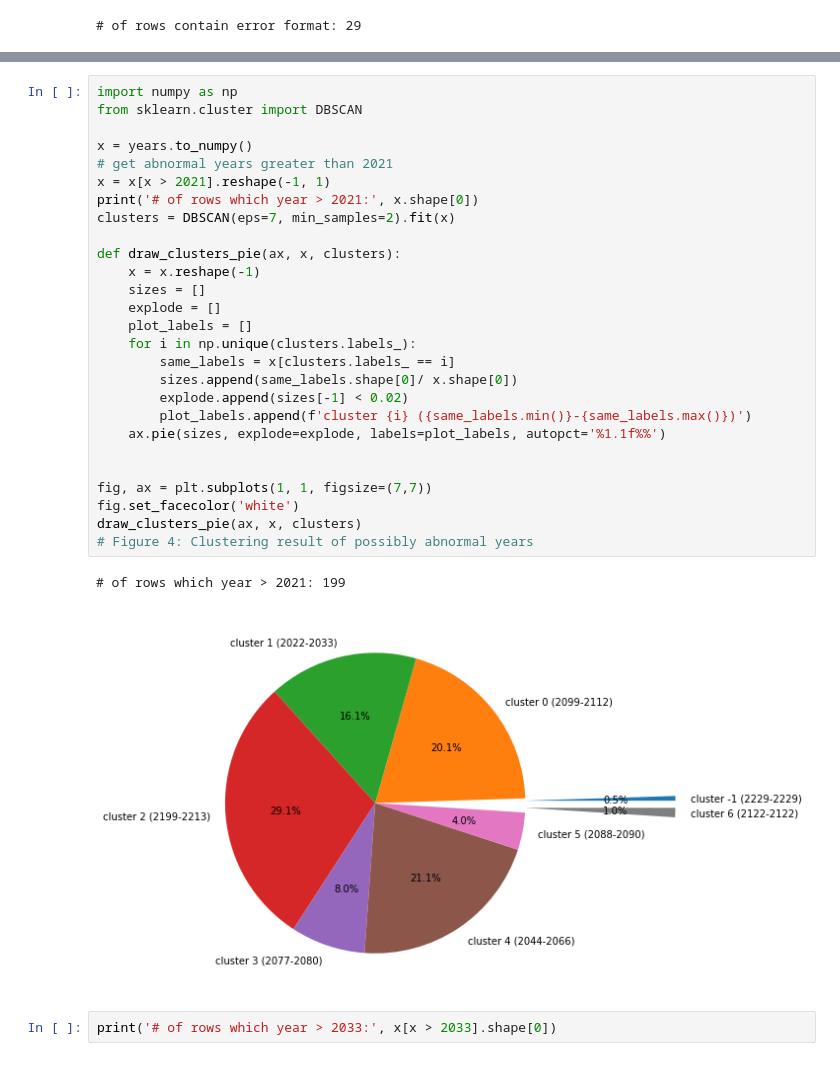
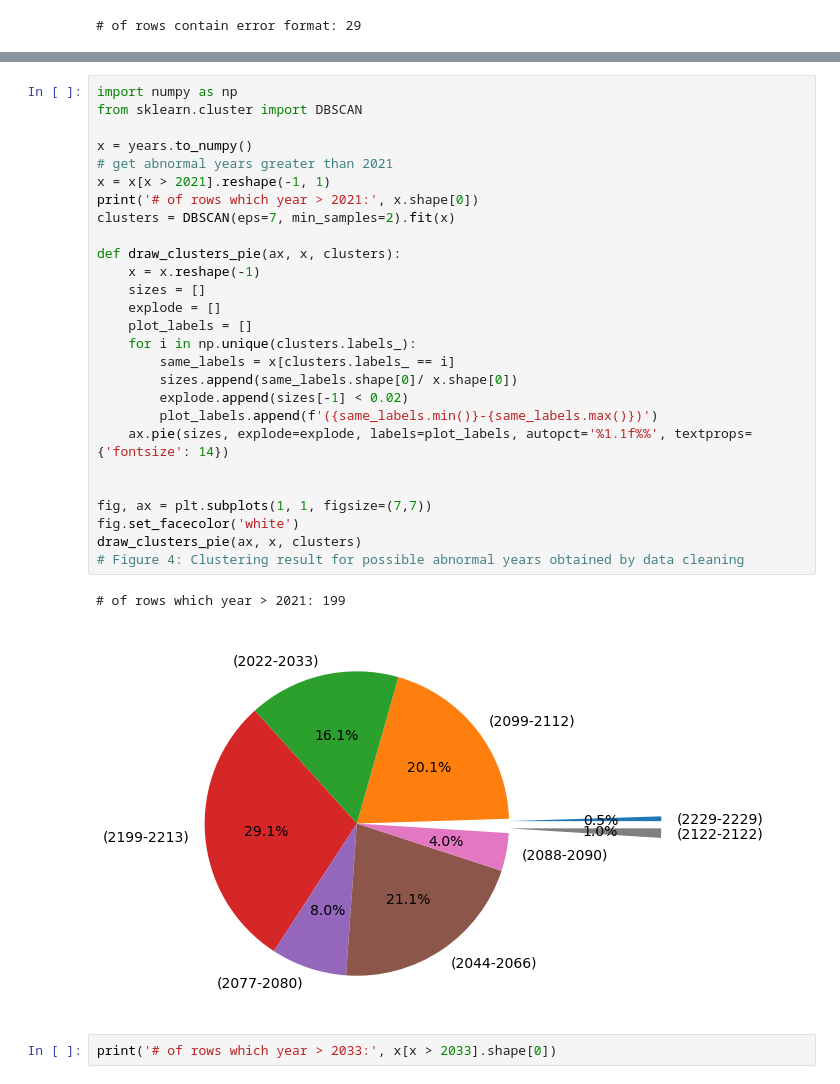
Before and after one commit to NickNameInvalid/Big_Data_Report, a Jupyter notebook: jupyter_notebook/date_profiling_clean.ipynb, the cells around one changed output, grey strips where cells are left out. Saved outputs shown, nothing was run; the diff lists cells and outputs as text.

Commit message:
update figure

```diff
--- a/jupyter_notebook/date_profiling_clean.ipynb
+++ b/jupyter_notebook/date_profiling_clean.ipynb
@@ -131,33 +131,33 @@ draw_histogram(ax, years[years <= 2021], 'Years <= 2021', 'crimson', 35, False)
 # %%
 import numpy as np
 from sklearn.cluster import DBSCAN
 
 x = years.to_numpy()
 # get abnormal years greater than 2021
 x = x[x > 2021].reshape(-1, 1)
 print('# of rows which year > 2021:', x.shape[0])
 clusters = DBSCAN(eps=7, min_samples=2).fit(x)
 
 def draw_clusters_pie(ax, x, clusters):
     x = x.reshape(-1)
     sizes = []
     explode = []
     plot_labels = []
     for i in np.unique(clusters.labels_):
         same_labels = x[clusters.labels_ == i]
         sizes.append(same_labels.shape[0]/ x.shape[0])
         explode.append(sizes[-1] < 0.02)
-        plot_labels.append(f'cluster {i} ({same_labels.min()}-{same_labels.max()})')
-    ax.pie(sizes, explode=explode, labels=plot_labels, autopct='%1.1f%%')
+        plot_labels.append(f'({same_labels.min()}-{same_labels.max()})')
+    ax.pie(sizes, explode=explode, labels=plot_labels, autopct='%1.1f%%', textprops={'fontsize': 14})
 
 
 fig, ax = plt.subplots(1, 1, figsize=(7,7))
 fig.set_facecolor('white')
 draw_clusters_pie(ax, x, clusters)
-# Figure 4: Clustering result of possibly abnormal years
+# Figure 4: Clustering result for possible abnormal years obtained by data cleaning
 # %% [output]
 # of rows which year > 2021: 199
-[figure, old version]
+[figure, new version]
 # %%
 print('# of rows which year > 2033:', x[x > 2033].shape[0])
 # %% [output]
```
Also changed, not shown: parts of 3 cells of this notebook, 1 other file.
